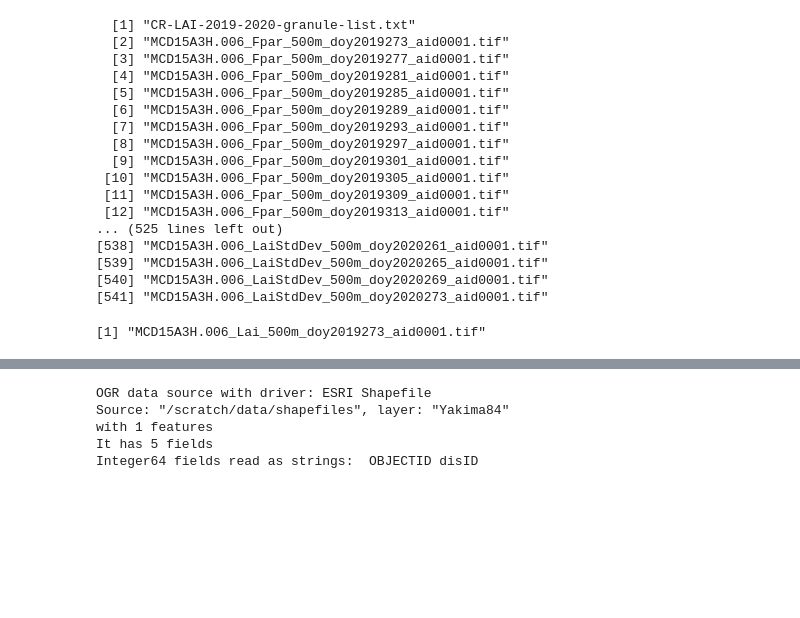
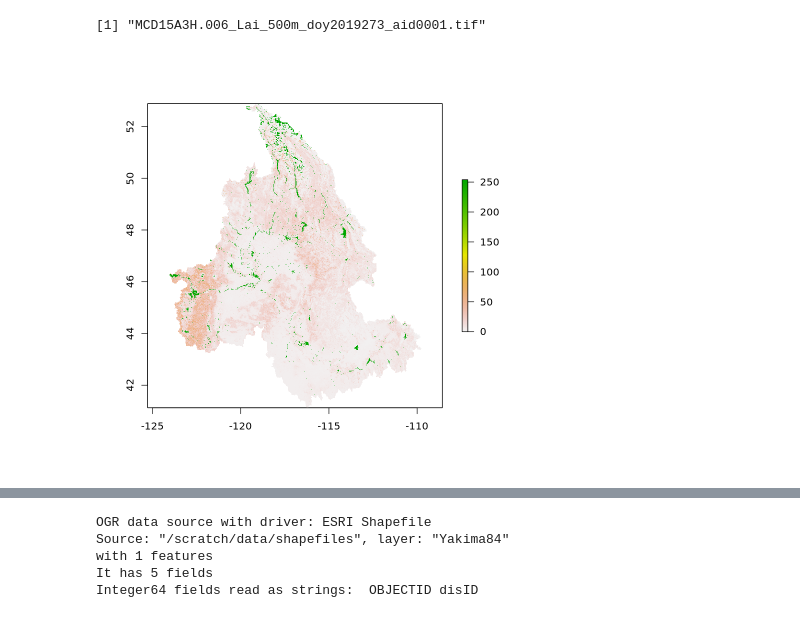
Before and after one commit to redtreevole/Foss2020Team6project, a Jupyter notebook: modis/downloadmodis.ipynb, the cells around one changed output, grey strips where cells are left out. Drawn from its saved outputs; the diff is of its cells as text; code cells hidden in the pictures; blank space fills up the shorter version.

```diff
--- a/modis/downloadmodis.ipynb
+++ b/modis/downloadmodis.ipynb
@@ -93,25 +74,3 @@ setwd(dataPath)
-# %%
-# reading files----------------
-
-list.files()
-# %% [output]
-  [1] "CR-LAI-2019-2020-granule-list.txt"
-  [2] "MCD15A3H.006_Fpar_500m_doy2019273_aid0001.tif"
-  [3] "MCD15A3H.006_Fpar_500m_doy2019277_aid0001.tif"
-  [4] "MCD15A3H.006_Fpar_500m_doy2019281_aid0001.tif"
-  [5] "MCD15A3H.006_Fpar_500m_doy2019285_aid0001.tif"
-  [6] "MCD15A3H.006_Fpar_500m_doy2019289_aid0001.tif"
-  [7] "MCD15A3H.006_Fpar_500m_doy2019293_aid0001.tif"
-  [8] "MCD15A3H.006_Fpar_500m_doy2019297_aid0001.tif"
-  [9] "MCD15A3H.006_Fpar_500m_doy2019301_aid0001.tif"
- [10] "MCD15A3H.006_Fpar_500m_doy2019305_aid0001.tif"
- [11] "MCD15A3H.006_Fpar_500m_doy2019309_aid0001.tif"
- [12] "MCD15A3H.006_Fpar_500m_doy2019313_aid0001.tif"
-... (525 lines left out)
-[538] "MCD15A3H.006_LaiStdDev_500m_doy2020261_aid0001.tif"
-[539] "MCD15A3H.006_LaiStdDev_500m_doy2020265_aid0001.tif"
-[540] "MCD15A3H.006_LaiStdDev_500m_doy2020269_aid0001.tif"
-[541] "MCD15A3H.006_LaiStdDev_500m_doy2020273_aid0001.tif"
 # %%
 ## reading  LAI files
 LAI_list<-list.files(pattern=glob2rx("*Lai_500m*"))
@@ -128,9 +87,11 @@ LAI_list[1]
 # %%
 # plotting lAI files
 library(raster)
 library(rasterVis)
 
-plot(raster(LAI_list[1]))
+plot(raster(LAI_list[2]))
+# %% [output]
+[figure, added]
 # %%
 
 levelplot(raster(LAI_list[1]))
```
Also changed, not shown: parts of 32 cells of this notebook.
